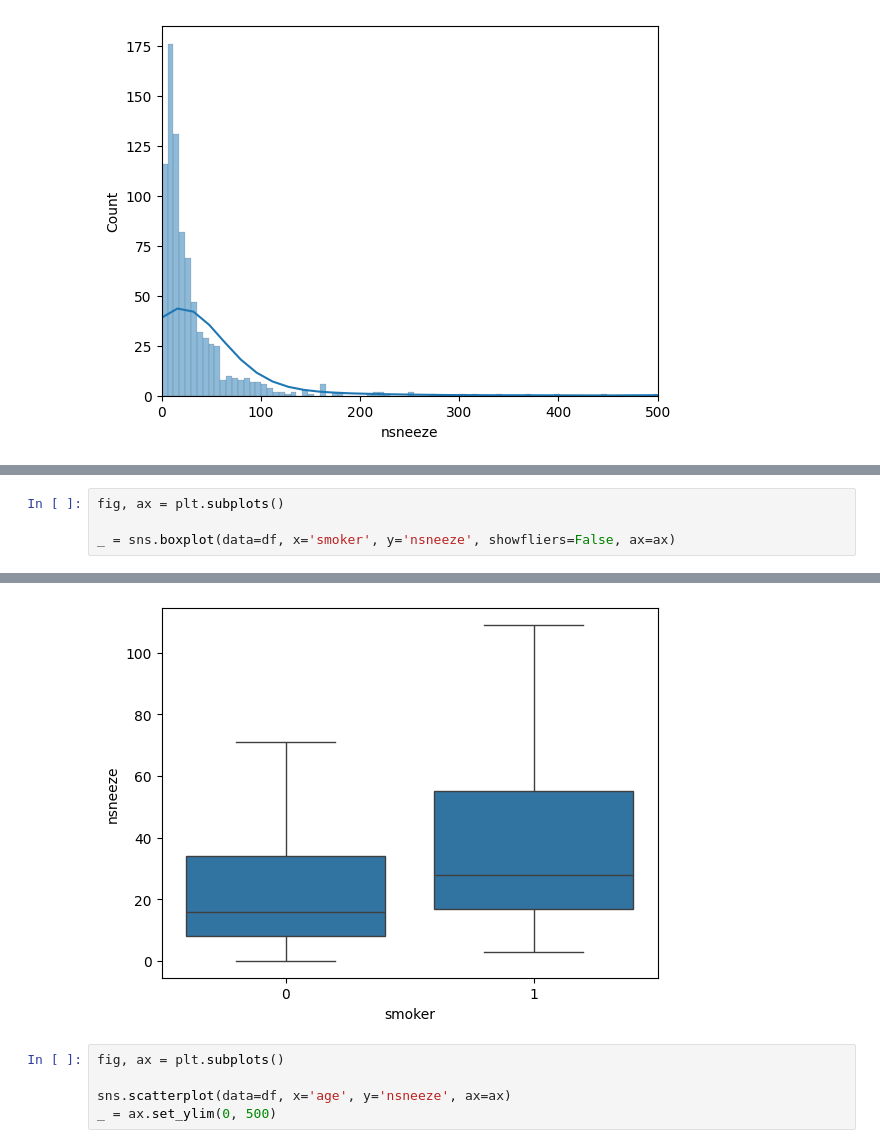
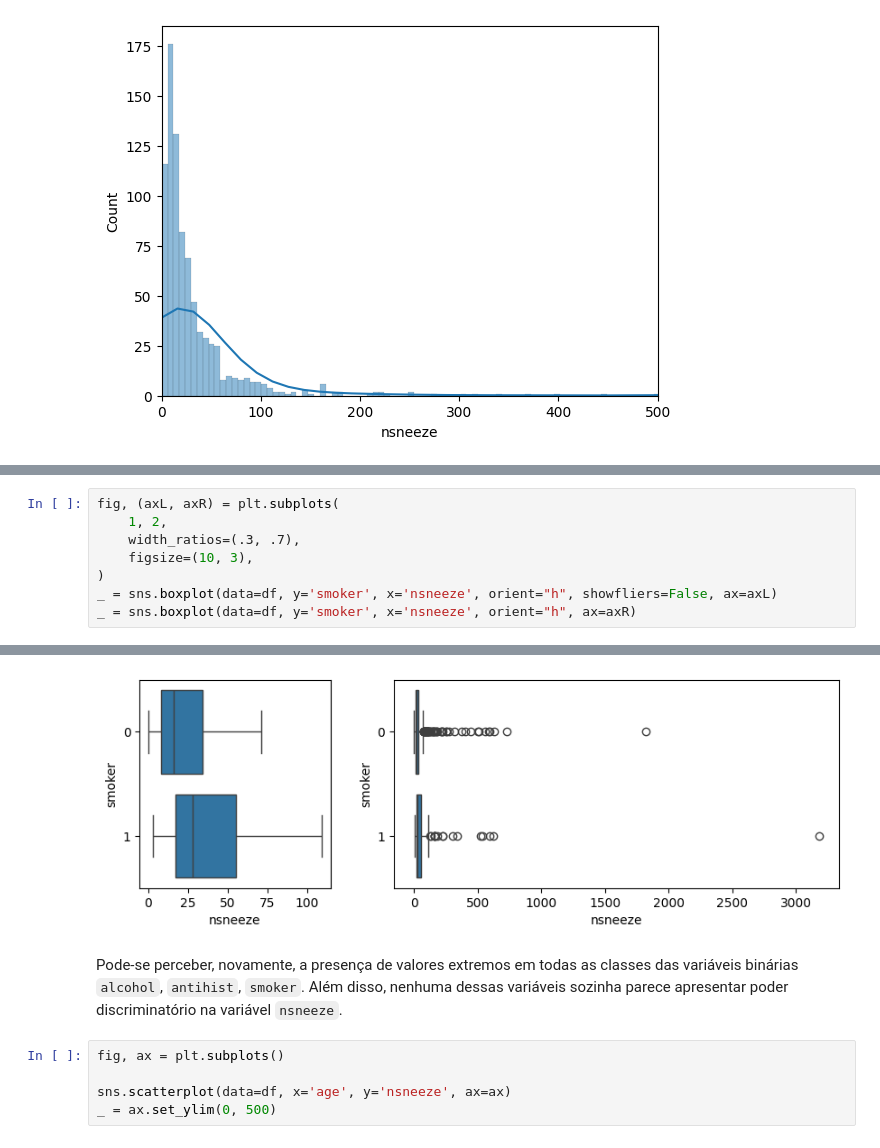
Before and after one commit to alinespereira/SME0823-202502-Avaliacao-2, a Jupyter notebook: SME0823_Avaliação_2.ipynb, the cells around one changed output, grey strips where cells are left out. Drawn from its saved outputs; the diff is of its cells as text.

```diff
--- a/SME0823_Avaliação_2.ipynb
+++ b/SME0823_Avaliação_2.ipynb
@@ -193,10 +205,16 @@ _ = sns.boxplot(data=df, x='antihist', y='nsneeze', showfliers=False, ax=ax)
 # %%
-fig, ax = plt.subplots()
-
-_ = sns.boxplot(data=df, x='smoker', y='nsneeze', showfliers=False, ax=ax)
+fig, (axL, axR) = plt.subplots(
+    1, 2,
+    width_ratios=(.3, .7),
+    figsize=(10, 3),
+)
+_ = sns.boxplot(data=df, y='smoker', x='nsneeze', orient="h", showfliers=False, ax=axL)
+_ = sns.boxplot(data=df, y='smoker', x='nsneeze', orient="h", ax=axR)
 # %% [output]
 [interactive output not drawn]
-[figure, old version]
+[figure, new version]
+# %% [markdown]
+Pode-se perceber, novamente, a presença de valores extremos em todas as classes das variáveis binárias `alcohol`, `antihist`, `smoker`. Além disso, nenhuma dessas variáveis sozinha parece apresentar poder discriminatório na variável `nsneeze`.
 # %%
 fig, ax = plt.subplots()
 
```
Also changed, not shown: parts of 25 cells of this notebook.
